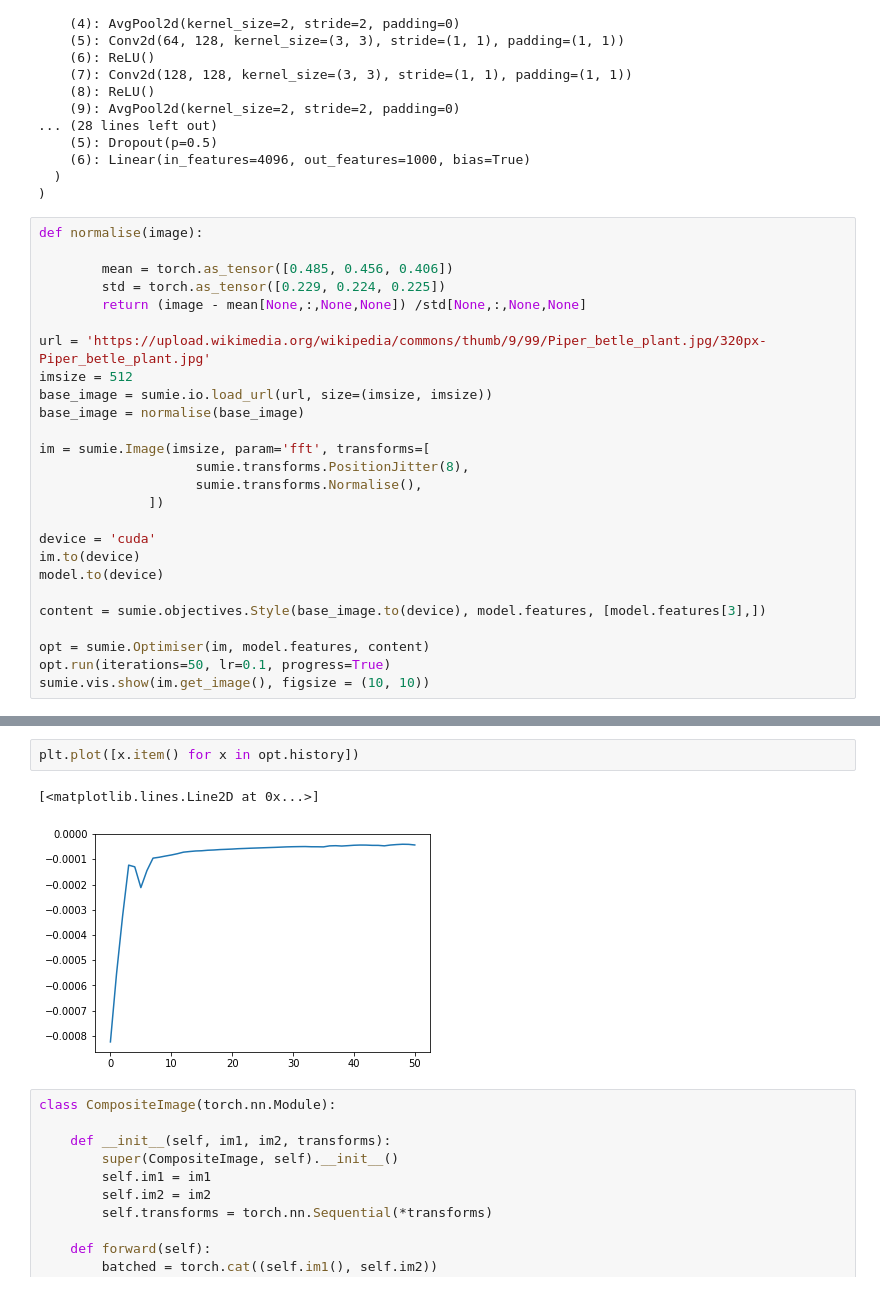
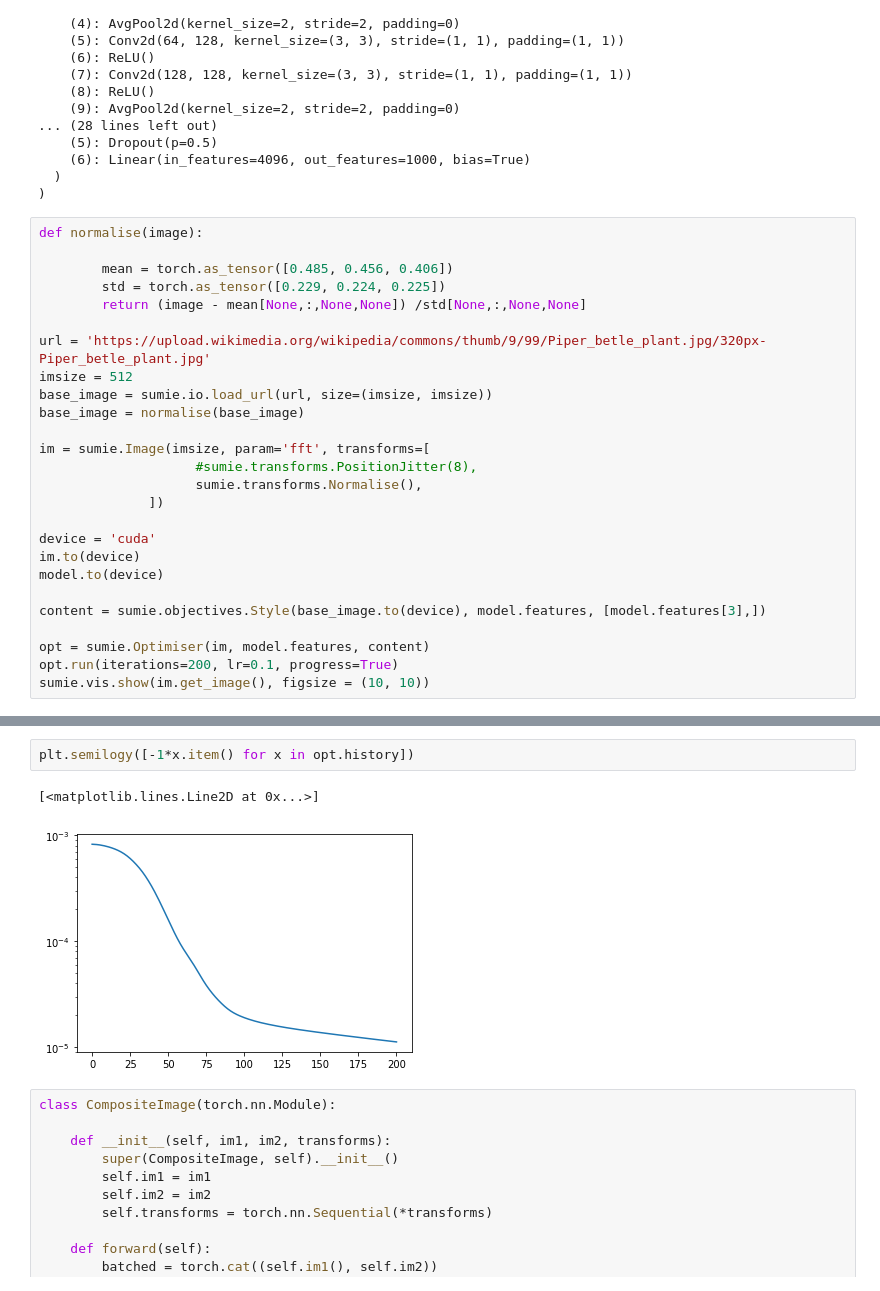
Before and after one commit to justinpinkney/sumie, a Jupyter notebook: docs/style_loss.ipynb, the cells around one changed output, grey strips where cells are left out. Cells and saved outputs as stored; diff of their text form.

```diff
--- a/docs/style_loss.ipynb
+++ b/docs/style_loss.ipynb
@@ -46,7 +46,7 @@ base_image = sumie.io.load_url(url, size=(imsize, imsize))
 base_image = normalise(base_image)
 
 im = sumie.Image(imsize, param='fft', transforms=[
-                    sumie.transforms.PositionJitter(8),
+                    #sumie.transforms.PositionJitter(8),
                     sumie.transforms.Normalise(),
               ])
 
@@ -57,5 +57,5 @@ model.to(device)
 content = sumie.objectives.Style(base_image.to(device), model.features, [model.features[3],])
 
 opt = sumie.Optimiser(im, model.features, content)
-opt.run(iterations=50, lr=0.1, progress=True)
+opt.run(iterations=200, lr=0.1, progress=True)
 sumie.vis.show(im.get_image(), figsize = (10, 10))
@@ -62,8 +64,8 @@ sumie.vis.show(im.get_image(), figsize = (10, 10))
 # %%
-plt.plot([x.item() for x in opt.history])
+plt.semilogy([-1*x.item() for x in opt.history])
 # %% [output]
 [<matplotlib.lines.Line2D at 0x...>]
-[figure, old version]
+[figure, new version]
 # %%
 class CompositeImage(torch.nn.Module):
 
```
Also changed, not shown: parts of 1 cell of this notebook, 1 other file.
